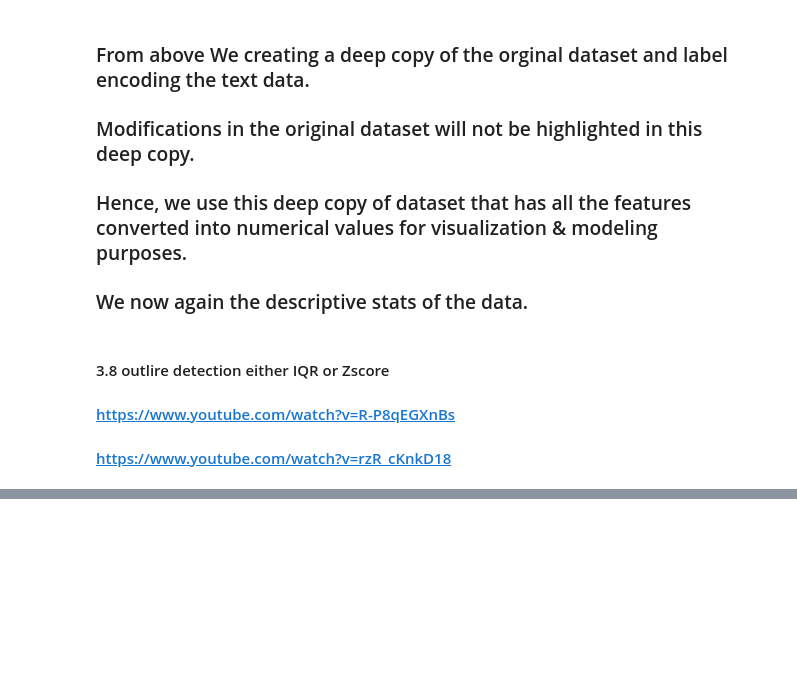
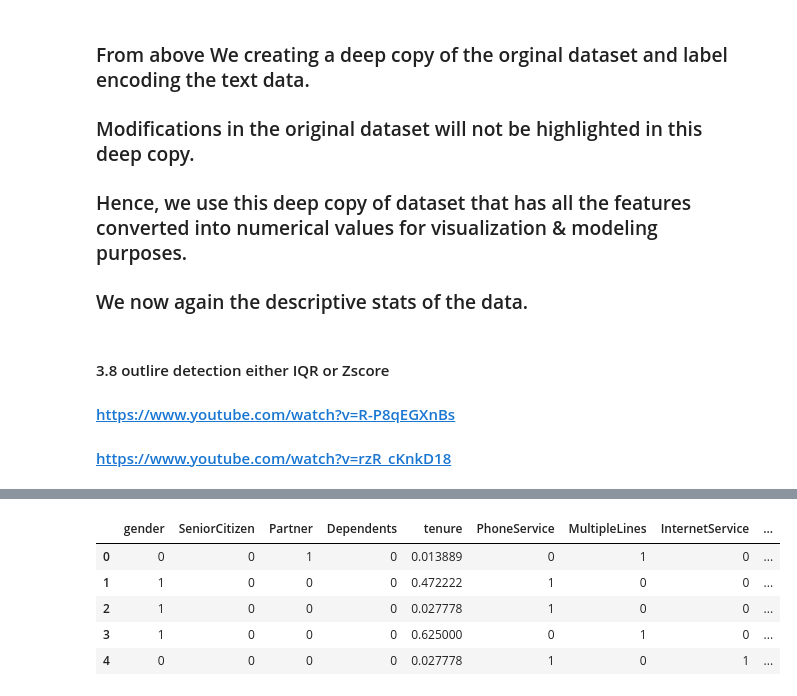
Before and after one commit to debugithub1234/update_project24, a Jupyter notebook: notebook/1 . EDA_CHURNE .ipynb, the cells around one changed output, grey strips where cells are left out. Saved outputs shown, nothing was run; the diff lists cells and outputs as text; code cells hidden in the pictures; blank space fills up the shorter version.

Commit message:
new commit normalizatiton and standardization

```diff
--- a/notebook/1 . EDA_CHURNE .ipynb
+++ b/notebook/1 . EDA_CHURNE .ipynb
@@ -623,0 +636,18 @@ Churn  :  [0 1]  =  ['No' 'Yes']
+# %%
+from sklearn.preprocessing import MinMaxScaler,StandardScaler
+mms = MinMaxScaler() # Normalization
+ss = StandardScaler() # Standardization
+
+#df2.drop(columns = ['MonthlyCharges_Group','TotalCharges_Group'], inplace = True)
+
+df2['tenure'] = mms.fit_transform(df2[['tenure']])
+df2['MonthlyCharges'] = mms.fit_transform(df2[['MonthlyCharges']])
+df2['TotalCharges'] = mms.fit_transform(df2[['TotalCharges']])
+df2.head()
+# %% [output]
+|  | gender | SeniorCitizen | Partner | Dependents | tenure | PhoneService | MultipleLines | InternetService | ... |
+| 0 | 0 | 0 | 1 | 0 | 0.013889 | 0 | 1 | 0 | ... |
+| 1 | 1 | 0 | 0 | 0 | 0.472222 | 1 | 0 | 0 | ... |
+| 2 | 1 | 0 | 0 | 0 | 0.027778 | 1 | 0 | 0 | ... |
+| 3 | 1 | 0 | 0 | 0 | 0.625000 | 0 | 1 | 0 | ... |
+| 4 | 0 | 0 | 0 | 0 | 0.027778 | 1 | 0 | 1 | ... |
```
Also changed, not shown: parts of 1 cell of this notebook.
